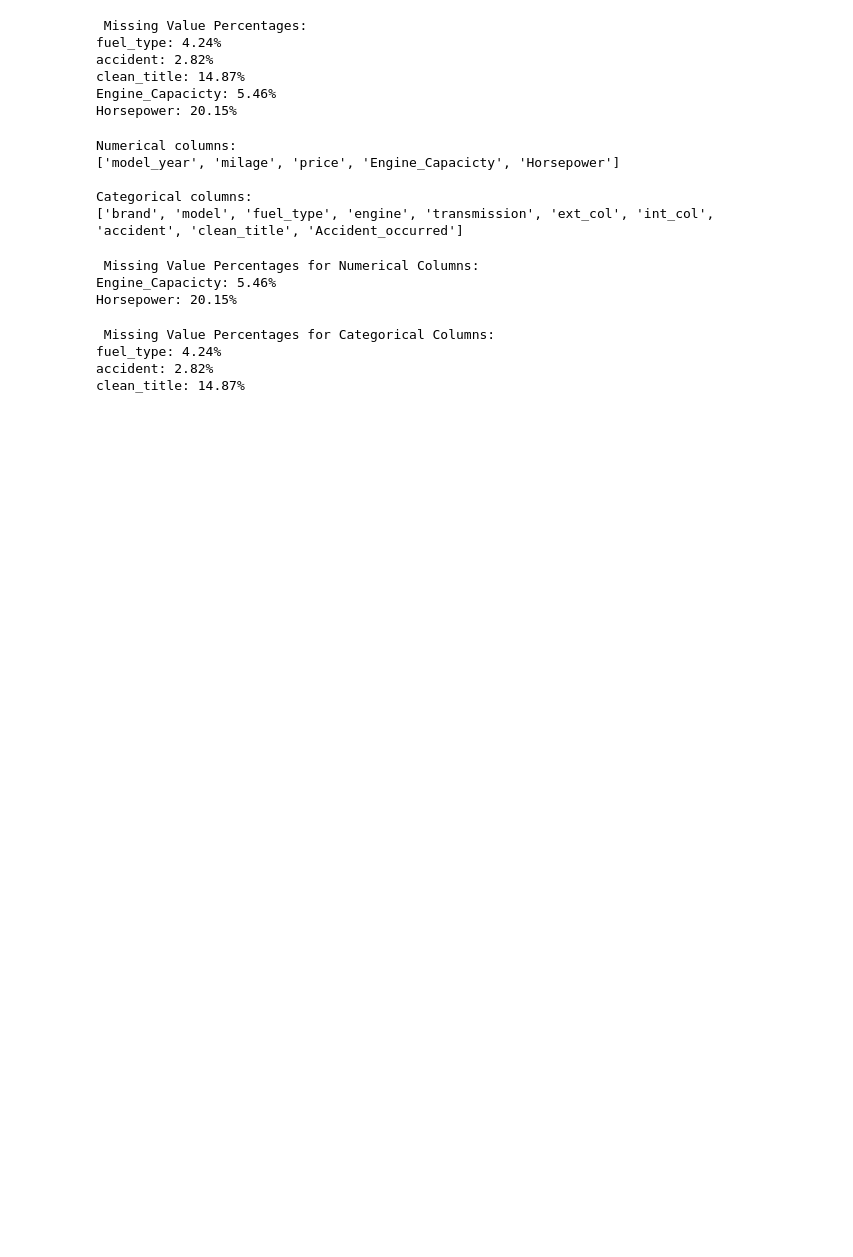
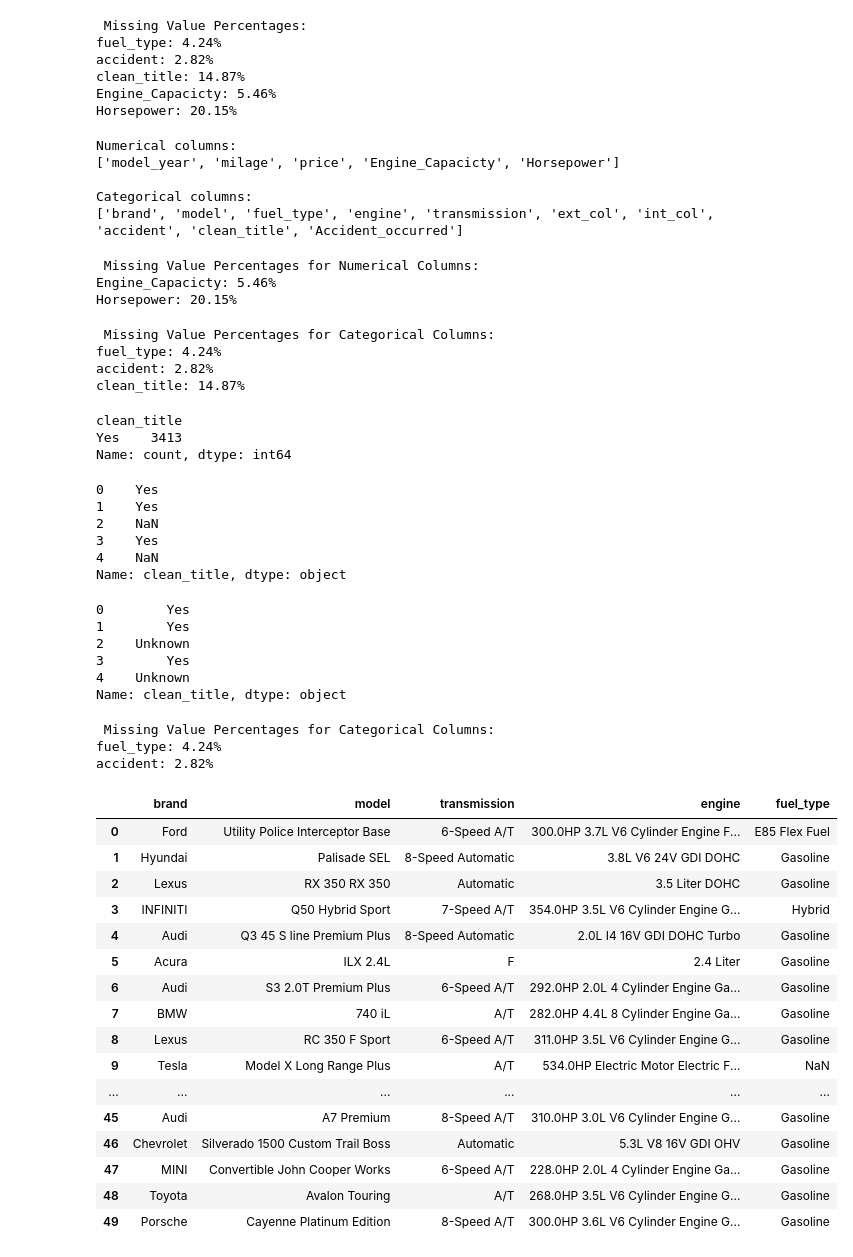
Before and after one commit to surajacharyaa10/AI-ML, a Jupyter notebook: Used_Cars_Price_Estimation/NoteBooks/Used_Cars_Analsyis.ipynb, the cells around one changed output. Saved outputs shown, nothing was run; the diff lists cells and outputs as text; code cells hidden in the pictures; blank space fills up the shorter version.

Commit message:
fillna

```diff
--- a/Used_Cars_Price_Estimation/NoteBooks/Used_Cars_Analsyis.ipynb
+++ b/Used_Cars_Price_Estimation/NoteBooks/Used_Cars_Analsyis.ipynb
@@ -435,3 +435,63 @@ for col, pct in missing_info.items():
 fuel_type: 4.24%
 accident: 2.82%
 clean_title: 14.87%
+# %%
+df['clean_title'].value_counts().head(20)
+# %% [output]
+clean_title
+Yes    3413
+Name: count, dtype: int64
+# %%
+df['clean_title'].head()
+# %% [output]
+0    Yes
+1    Yes
+2    NaN
+3    Yes
+4    NaN
+Name: clean_title, dtype: object
+# %%
+df['clean_title']=df['clean_title'].fillna('Unknown')
+# %%
+
+df['clean_title'].head()
+# %% [output]
+0        Yes
+1        Yes
+2    Unknown
+3        Yes
+4    Unknown
+Name: clean_title, dtype: object
+# %%
+missing_info = {}
+for col in df.categorical_columns:
+    if df[col].isnull().sum() > 0:
+        missing_count = (df[col].isnull().sum()/len(df[col]))*100
+        missing_info[col] = round(missing_count,2)
+print("\n Missing Value Percentages for Categorical Columns:")
+for col, pct in missing_info.items():
+    print(f"{col}: {pct}%")
+# %% [output]
+ Missing Value Percentages for Categorical Columns:
+fuel_type: 4.24%
+accident: 2.82%
+# %%
+df[['brand','model','transmission','engine','fuel_type']].head(50)
+# %% [output]
+|  | brand | model | transmission | engine | fuel_type |
+| 0 | Ford | Utility Police Interceptor Base | 6-Speed A/T | 300.0HP 3.7L V6 Cylinder Engine F... | E85 Flex Fuel |
+| 1 | Hyundai | Palisade SEL | 8-Speed Automatic | 3.8L V6 24V GDI DOHC | Gasoline |
+| 2 | Lexus | RX 350 RX 350 | Automatic | 3.5 Liter DOHC | Gasoline |
+| 3 | INFINITI | Q50 Hybrid Sport | 7-Speed A/T | 354.0HP 3.5L V6 Cylinder Engine G... | Hybrid |
+| 4 | Audi | Q3 45 S line Premium Plus | 8-Speed Automatic | 2.0L I4 16V GDI DOHC Turbo | Gasoline |
+| 5 | Acura | ILX 2.4L | F | 2.4 Liter | Gasoline |
+| 6 | Audi | S3 2.0T Premium Plus | 6-Speed A/T | 292.0HP 2.0L 4 Cylinder Engine Ga... | Gasoline |
+| 7 | BMW | 740 iL | A/T | 282.0HP 4.4L 8 Cylinder Engine Ga... | Gasoline |
+| 8 | Lexus | RC 350 F Sport | 6-Speed A/T | 311.0HP 3.5L V6 Cylinder Engine G... | Gasoline |
+| 9 | Tesla | Model X Long Range Plus | A/T | 534.0HP Electric Motor Electric F... | NaN |
+| ... | ... | ... | ... | ... | ... |
+| 45 | Audi | A7 Premium | 8-Speed A/T | 310.0HP 3.0L V6 Cylinder Engine G... | Gasoline |
+| 46 | Chevrolet | Silverado 1500 Custom Trail Boss | Automatic | 5.3L V8 16V GDI OHV | Gasoline |
+| 47 | MINI | Convertible John Cooper Works | 6-Speed A/T | 228.0HP 2.0L 4 Cylinder Engine Ga... | Gasoline |
+| 48 | Toyota | Avalon Touring | A/T | 268.0HP 3.5L V6 Cylinder Engine G... | Gasoline |
+| 49 | Porsche | Cayenne Platinum Edition | 8-Speed A/T | 300.0HP 3.6L V6 Cylinder Engine G... | Gasoline |
```
Also changed, not shown: parts of 6 cells of this notebook.
